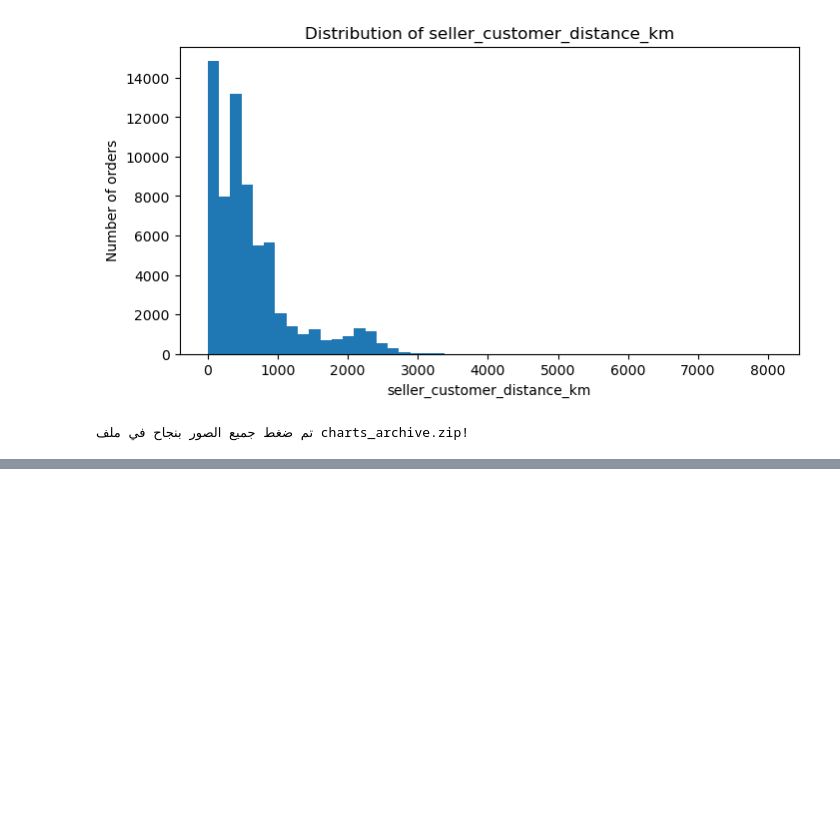
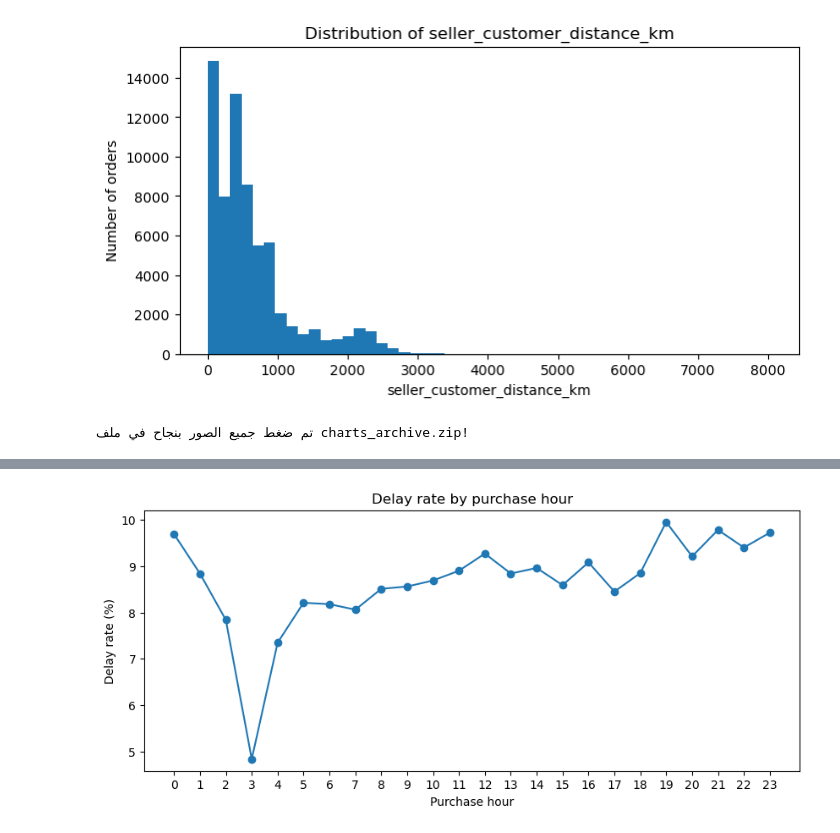
Before and after one commit to AhlamGhaleb/Qafza_Training, a Jupyter notebook: EDA.ipynb, the cells around one changed output, grey strips where cells are left out. Saved outputs shown, nothing was run; the diff lists cells and outputs as text; code cells hidden in the pictures; blank space fills up the shorter version.

```diff
--- a/EDA.ipynb
+++ b/EDA.ipynb
@@ -447,0 +829,13 @@ print("تم ضغط جميع الصور بنجاح في ملف charts_archive.zip
+# %%
+train["purchase_hour"] = (
+    train["order_purchase_timestamp"].dt.hour
+)
+
+hour_delay = (
+    train.groupby("purchase_hour")["is_delayed"]
+    .mean()
+    .mul(100)
+    .round(2)
+)
+
+display(hour_delay)
@@ -447,0 +860,16 @@ print("تم ضغط جميع الصور بنجاح في ملف charts_archive.zip
+# %%
+plt.figure(figsize=(10, 4))
+
+hour_delay.plot(
+    kind="line",
+    marker="o"
+)
+
+plt.title("Delay rate by purchase hour")
+plt.xlabel("Purchase hour")
+plt.ylabel("Delay rate (%)")
+plt.xticks(range(24))
+
+plt.show()
+# %% [output]
+[figure, added]
```
Also changed, not shown: parts of 12 cells of this notebook.
